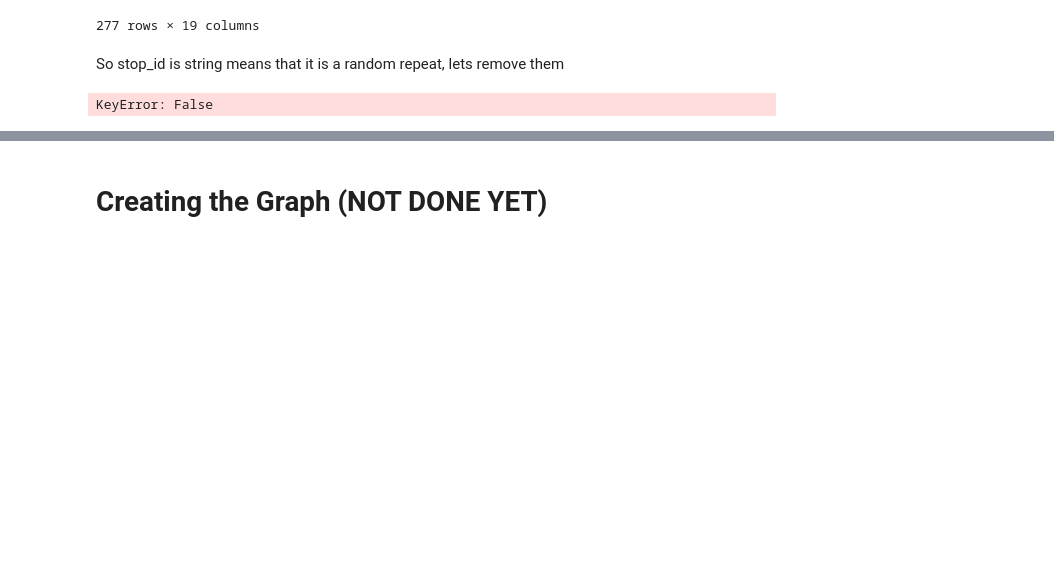
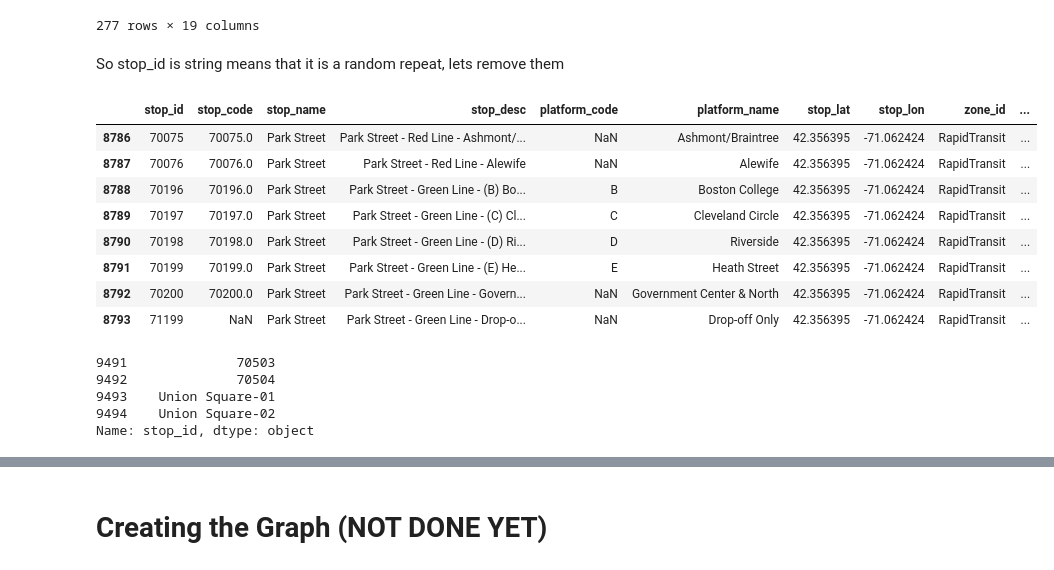
Before and after one commit to MarkusG/math-168-project, a Jupyter notebook: PresentationStuff/GettingStartedWithBoston.ipynb, the cells around one changed output, grey strips where cells are left out. Cells and saved outputs as stored; diff of their text form; code cells hidden in the pictures; blank space fills up the shorter version.

```diff
--- a/PresentationStuff/GettingStartedWithBoston.ipynb
+++ b/PresentationStuff/GettingStartedWithBoston.ipynb
@@ -91,8 +121,24 @@ mbta_stops
 So stop_id is string means that it is a random repeat, lets remove them
 # %%
 # test below
-mbta_stops[mbta_stops["stop_name"] == "Union Square"]
+mbta_stops[mbta_stops["stop_name"] == "Park Street"]
 # %% [output]
-KeyError: False
+|  | stop_id | stop_code | stop_name | stop_desc | platform_code | platform_name | stop_lat | stop_lon | zone_id | ... |
+| 8786 | 70075 | 70075.0 | Park Street | Park Street - Red Line - Ashmont/... | NaN | Ashmont/Braintree | 42.356395 | -71.062424 | RapidTransit | ... |
+| 8787 | 70076 | 70076.0 | Park Street | Park Street - Red Line - Alewife | NaN | Alewife | 42.356395 | -71.062424 | RapidTransit | ... |
+| 8788 | 70196 | 70196.0 | Park Street | Park Street - Green Line - (B) Bo... | B | Boston College | 42.356395 | -71.062424 | RapidTransit | ... |
+| 8789 | 70197 | 70197.0 | Park Street | Park Street - Green Line - (C) Cl... | C | Cleveland Circle | 42.356395 | -71.062424 | RapidTransit | ... |
+| 8790 | 70198 | 70198.0 | Park Street | Park Street - Green Line - (D) Ri... | D | Riverside | 42.356395 | -71.062424 | RapidTransit | ... |
+| 8791 | 70199 | 70199.0 | Park Street | Park Street - Green Line - (E) He... | E | Heath Street | 42.356395 | -71.062424 | RapidTransit | ... |
+| 8792 | 70200 | 70200.0 | Park Street | Park Street - Green Line - Govern... | NaN | Government Center & North | 42.356395 | -71.062424 | RapidTransit | ... |
+| 8793 | 71199 | NaN | Park Street | Park Street - Green Line - Drop-o... | NaN | Drop-off Only | 42.356395 | -71.062424 | RapidTransit | ... |
+# %%
+mbta_stops[mbta_stops["stop_name"] == "Union Square"]["stop_id"]
+# %% [output]
+9491              70503
+9492              70504
+9493    Union Square-01
+9494    Union Square-02
+Name: stop_id, dtype: object
 # %%
 type(mbta_stops[mbta_stops["stop_name"] == "Union Square"]["stop_id"])
```
Also changed, not shown: parts of 14 cells of this notebook, 1 other file.
